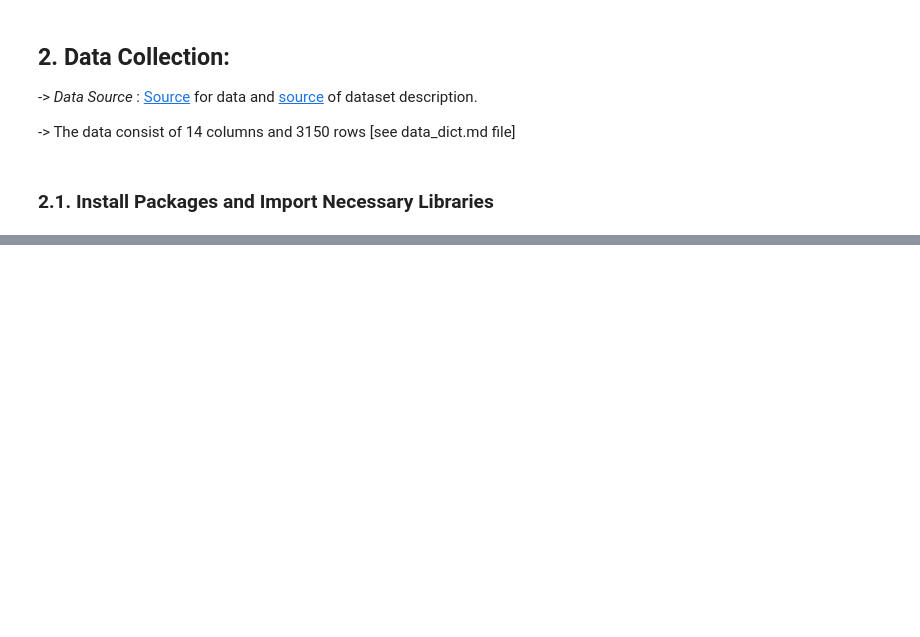
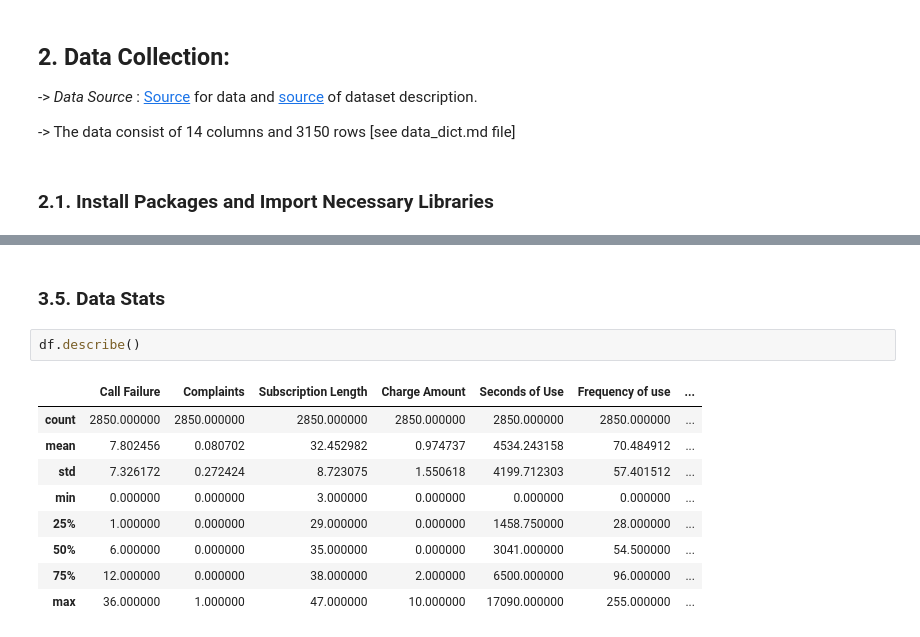
Before and after one commit to Miracle-Bassey/TelecomChurnModel, a Jupyter notebook: notebook/EDA.ipynb, the cells around one changed output, grey strips where cells are left out. Drawn from its saved outputs; the diff is of its cells as text; blank space fills up the shorter version.

```diff
--- a/notebook/EDA.ipynb
+++ b/notebook/EDA.ipynb
@@ -42,0 +161,14 @@ warnings.filterwarnings('ignore')
+# %% [markdown]
+### 3.5. Data Stats
+# %%
+df.describe()
+# %% [output]
+|  | Call Failure | Complaints | Subscription Length | Charge Amount | Seconds of Use | Frequency of use | ... |
+| count | 2850.000000 | 2850.000000 | 2850.000000 | 2850.000000 | 2850.000000 | 2850.000000 | ... |
+| mean | 7.802456 | 0.080702 | 32.452982 | 0.974737 | 4534.243158 | 70.484912 | ... |
+| std | 7.326172 | 0.272424 | 8.723075 | 1.550618 | 4199.712303 | 57.401512 | ... |
+| min | 0.000000 | 0.000000 | 3.000000 | 0.000000 | 0.000000 | 0.000000 | ... |
+| 25% | 1.000000 | 0.000000 | 29.000000 | 0.000000 | 1458.750000 | 28.000000 | ... |
+| 50% | 6.000000 | 0.000000 | 35.000000 | 0.000000 | 3041.000000 | 54.500000 | ... |
+| 75% | 12.000000 | 0.000000 | 38.000000 | 2.000000 | 6500.000000 | 96.000000 | ... |
+| max | 36.000000 | 1.000000 | 47.000000 | 10.000000 | 17090.000000 | 255.000000 | ... |
```
Also changed, not shown: parts of 58 cells of this notebook.
